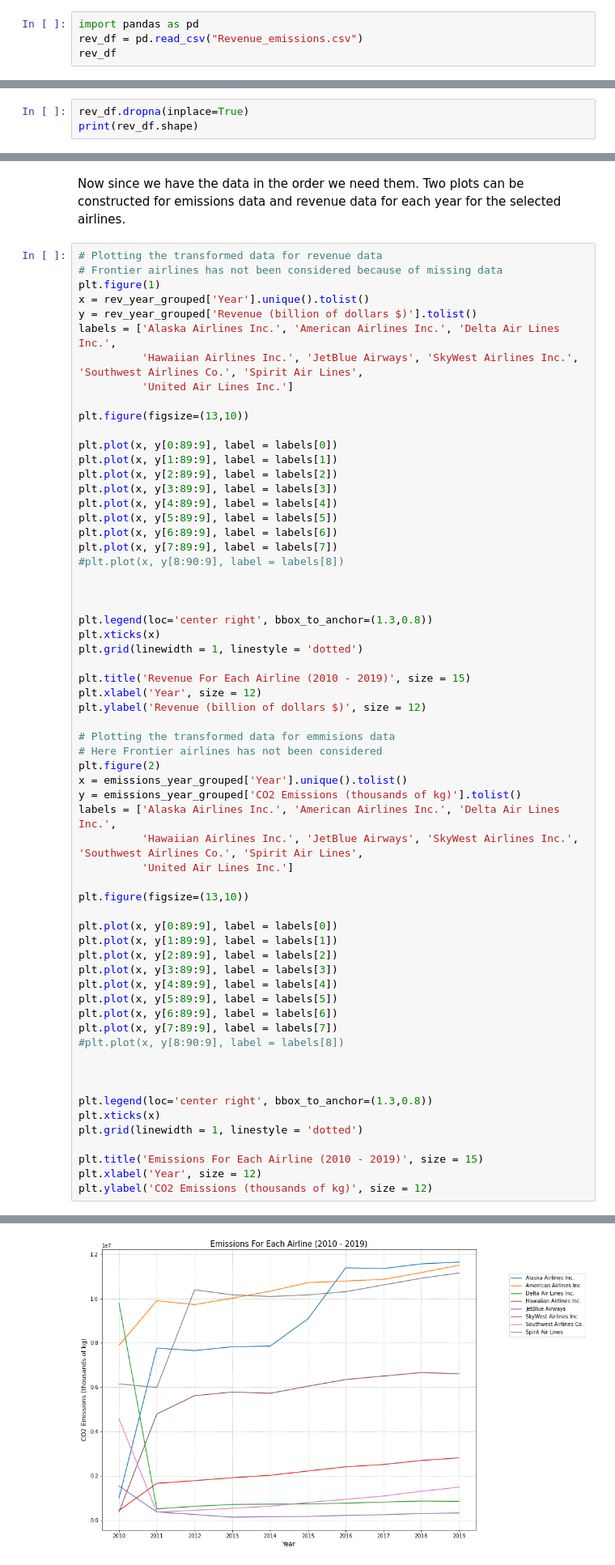
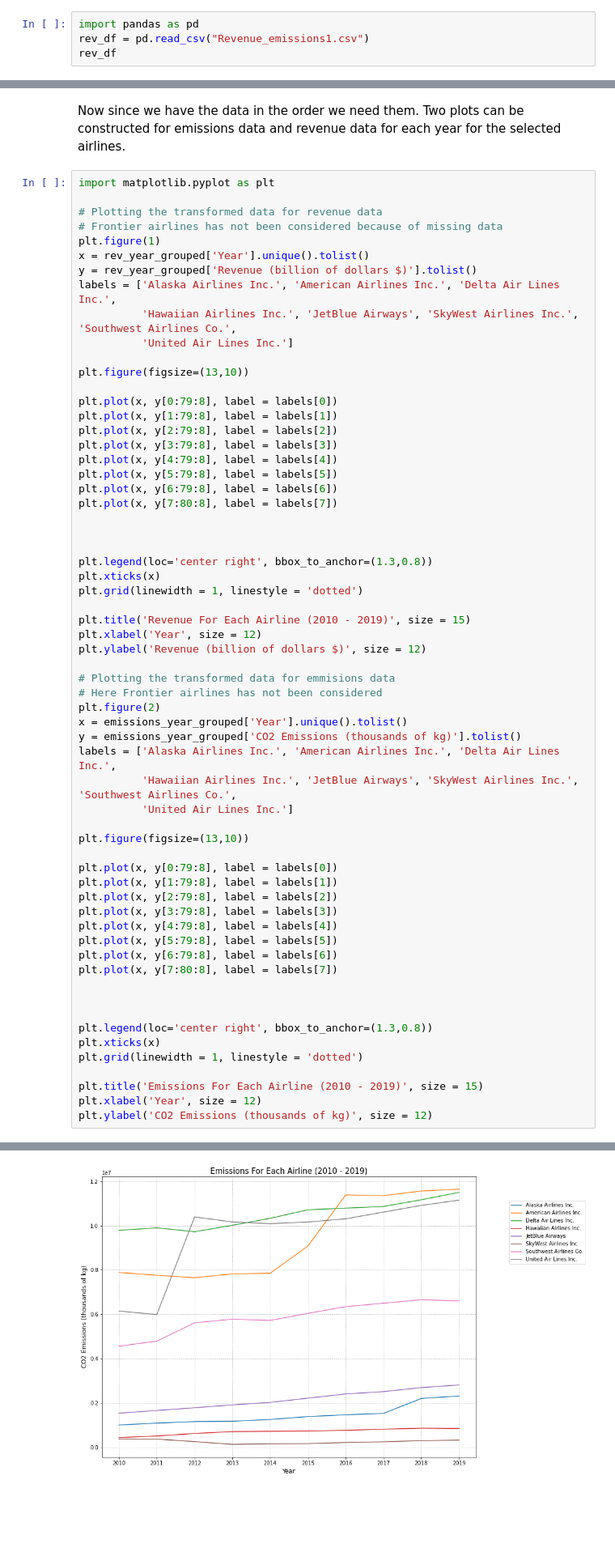
Before and after one commit to GenevaKirwan/CFG-Airline-Project, a Jupyter notebook: ProjectCode.ipynb, the cells around one changed output, grey strips where cells are left out. Shown at 81% size. Cells and saved outputs as stored; diff of their text form; blank space fills up the shorter version.

Commit message:
Changes made to revenue section. Oll Korrect

```diff
--- a/ProjectCode.ipynb
+++ b/ProjectCode.ipynb
@@ -460,7 +461,7 @@ revenues for Frontier Airlines were not included as data was not available
 First the csv file containing revenue and emissions for each airlines was imported using pandas
 # %%
 import pandas as pd
-rev_df = pd.read_csv("Revenue_emissions.csv")
+rev_df = pd.read_csv("Revenue_emissions1.csv")
 rev_df
 # %% [output]
 |  | Airline Name | Year | Quarter | CO2 Emissions (thousands of kg) | Revenue (billion of dollars $) |
@@ -479,3 +479,0 @@ rev_df
-# %%
-rev_df.dropna(inplace=True)
-print(rev_df.shape)
@@ -535,26 +531,27 @@ print(emissions_year_grouped)
 # %% [markdown]
 Now since we have the data in the order we need them. Two plots can be constructed for emissions data and revenue data for each year for the selected airlines.
 # %%
+import matplotlib.pyplot as plt
+
 # Plotting the transformed data for revenue data
 # Frontier airlines has not been considered because of missing data
 plt.figure(1)
 x = rev_year_grouped['Year'].unique().tolist()
 y = rev_year_grouped['Revenue (billion of dollars $)'].tolist()
 labels = ['Alaska Airlines Inc.', 'American Airlines Inc.', 'Delta Air Lines Inc.',
-          'Hawaiian Airlines Inc.', 'JetBlue Airways', 'SkyWest Airlines Inc.', 'Southwest Airlines Co.', 'Spirit Air Lines',
+          'Hawaiian Airlines Inc.', 'JetBlue Airways', 'SkyWest Airlines Inc.', 'Southwest Airlines Co.',
           'United Air Lines Inc.']
 
 plt.figure(figsize=(13,10))
 
-plt.plot(x, y[0:89:9], label = labels[0])
-plt.plot(x, y[1:89:9], label = labels[1])
-plt.plot(x, y[2:89:9], label = labels[2])
-plt.plot(x, y[3:89:9], label = labels[3])
-plt.plot(x, y[4:89:9], label = labels[4])
-plt.plot(x, y[5:89:9], label = labels[5])
-plt.plot(x, y[6:89:9], label = labels[6])
-plt.plot(x, y[7:89:9], label = labels[7])
-#plt.plot(x, y[8:90:9], label = labels[8])
+plt.plot(x, y[0:79:8], label = labels[0])
+plt.plot(x, y[1:79:8], label = labels[1])
+plt.plot(x, y[2:79:8], label = labels[2])
+plt.plot(x, y[3:79:8], label = labels[3])
+plt.plot(x, y[4:79:8], label = labels[4])
+plt.plot(x, y[5:79:8], label = labels[5])
+plt.plot(x, y[6:79:8], label = labels[6])
+plt.plot(x, y[7:80:8], label = labels[7])
 
 
 
@@ -572,20 +569,19 @@ plt.figure(2)
 x = emissions_year_grouped['Year'].unique().tolist()
 y = emissions_year_grouped['CO2 Emissions (thousands of kg)'].tolist()
 labels = ['Alaska Airlines Inc.', 'American Airlines Inc.', 'Delta Air Lines Inc.',
-          'Hawaiian Airlines Inc.', 'JetBlue Airways', 'SkyWest Airlines Inc.', 'Southwest Airlines Co.', 'Spirit Air Lines',
+          'Hawaiian Airlines Inc.', 'JetBlue Airways', 'SkyWest Airlines Inc.', 'Southwest Airlines Co.',
           'United Air Lines Inc.']
 
 plt.figure(figsize=(13,10))
 
-plt.plot(x, y[0:89:9], label = labels[0])
-plt.plot(x, y[1:89:9], label = labels[1])
-plt.plot(x, y[2:89:9], label = labels[2])
-plt.plot(x, y[3:89:9], label = labels[3])
-plt.plot(x, y[4:89:9], label = labels[4])
-plt.plot(x, y[5:89:9], label = labels[5])
-plt.plot(x, y[6:89:9], label = labels[6])
-plt.plot(x, y[7:89:9], label = labels[7])
-#plt.plot(x, y[8:90:9], label = labels[8])
+plt.plot(x, y[0:79:8], label = labels[0])
+plt.plot(x, y[1:79:8], label = labels[1])
+plt.plot(x, y[2:79:8], label = labels[2])
+plt.plot(x, y[3:79:8], label = labels[3])
+plt.plot(x, y[4:79:8], label = labels[4])
+plt.plot(x, y[5:79:8], label = labels[5])
+plt.plot(x, y[6:79:8], label = labels[6])
+plt.plot(x, y[7:80:8], label = labels[7])
 
 
 
@@ -603,2 +599,2 @@ Text(0, 0.5, 'CO2 Emissions (thousands of kg)')
-[figure, old version]
+[figure, new version]
 # %% [markdown]
```
Also changed, not shown: parts of 11 cells of this notebook, 1 other file.
